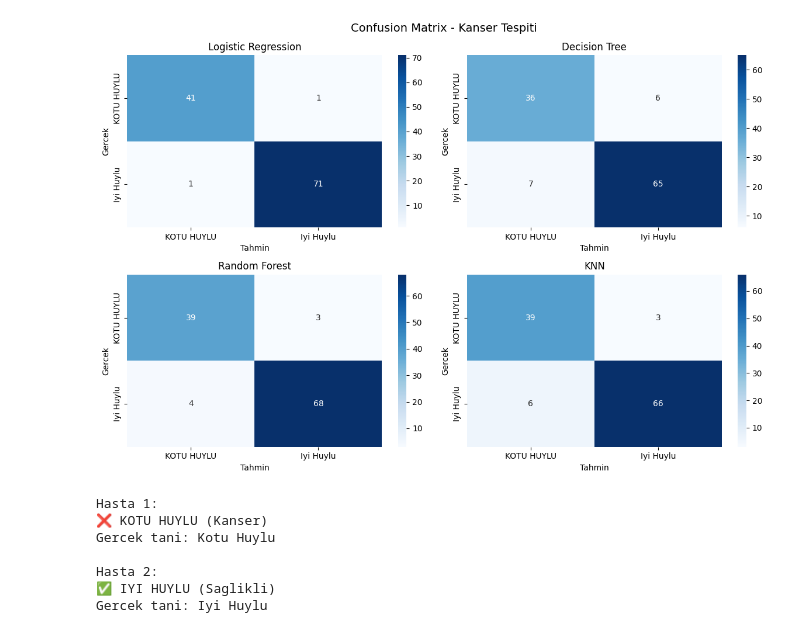
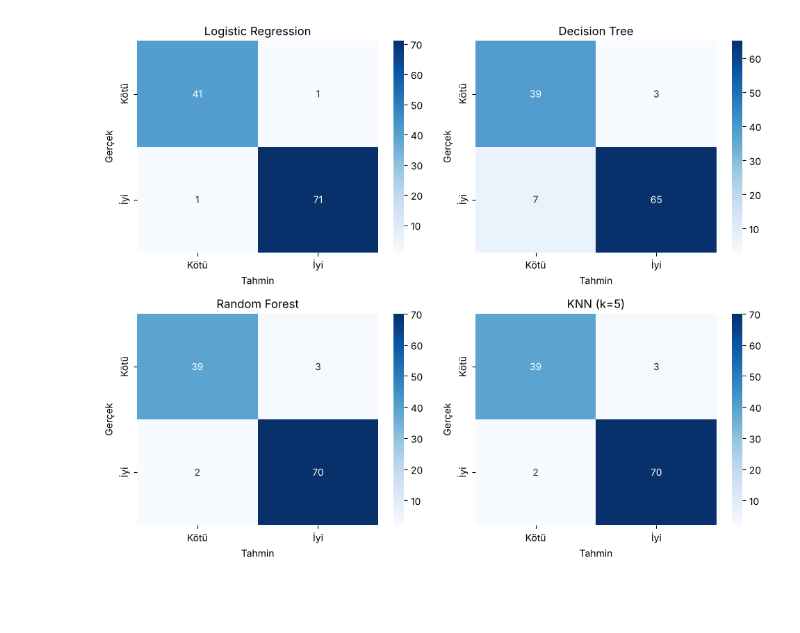
Before and after one commit to meteefgd/ml-kanser-hasta-tahmini, a Jupyter notebook: kanser_tahmini.ipynb, the cells around one changed output. Saved outputs shown, nothing was run; the diff lists cells and outputs as text; code cells hidden in the pictures; blank space fills up the shorter version.

```diff
--- a/kanser_tahmini.ipynb
+++ b/kanser_tahmini.ipynb
@@ -109,19 +51,7 @@ max          28.11         39.28    2501.00             0.16
 # %%
-# Veriyi hazirlama
-X = df.drop(['hedef', 'tanı'], axis=1)
+X = df.drop('hedef', axis=1)
 y = df['hedef']
-
-# Egitim ve test olarak bol
 X_train, X_test, y_train, y_test = train_test_split(
-    X, y, test_size=0.2, random_state=42, stratify=y
-)
-
-# Olceklendirme - ozellikleri bazıları buyuk,kucuk sayılar makıne agıra yonelır esıtledık
-scaler = StandardScaler()
-X_train_scaled = scaler.fit_transform(X_train)
-X_test_scaled = scaler.transform(X_test)
-
-print(f'Egitim seti: {len(X_train)} hasta')
-print(f'Test seti: {len(X_test)} hasta')
-print('Ölceklendirme tamamlandı.')
+    X, y, test_size=0.2, random_state=42, stratify=y)
+print(len(X_train), 'eğitim /', len(X_test), 'test')
 # %% [output]
@@ -198,46 +92,10 @@ Logistic Regression  0.982456   0.982456 0.982456  0.982456
 # %%
-fig, axes = plt.subplots(2, 2, figsize=(12, 8))
-axes = axes.flatten()
-
-for idx, result in enumerate(all_results):
-    cm = confusion_matrix(y_test, result['y_pred'])
-    sns.heatmap(cm, annot=True, fmt='d', cmap='Blues',
-                xticklabels=['KOTU HUYLU', 'Iyi Huylu'],
-                yticklabels=['KOTU HUYLU', 'Iyi Huylu'],
-                ax=axes[idx])
-    axes[idx].set_title(result['Model'])
-    axes[idx].set_xlabel('Tahmin')
-    axes[idx].set_ylabel('Gercek')
-
-plt.suptitle('Confusion Matrix - Kanser Tespiti', fontsize=14)
-plt.tight_layout()
-plt.show()
+fig, axes = plt.subplots(2, 2, figsize=(10, 8))
+for ax, (ad, pipe) in zip(axes.flatten(), egitilmis.items()):
+    cm = confusion_matrix(y_test, pipe.predict(X_test))
+    sns.heatmap(cm, annot=True, fmt='d', cmap='Blues', ax=ax,
+                xticklabels=['Kötü', 'İyi'], yticklabels=['Kötü', 'İyi'])
+    ax.set_title(ad); ax.set_xlabel('Tahmin'); ax.set_ylabel('Gerçek')
+plt.tight_layout(); plt.show()
 # %% [output]
-[figure, old version]
+[figure, new version]
-# %%
-def tahmin_et(oznitelikler):
-    olcekli = scaler.transform([oznitelikler])
-    sonuc = trained_models['Logistic Regression'][0].predict(olcekli)[0]
-    if sonuc == 1:
-        print('✅ IYI HUYLU (Saglikli)')
-    else:
-        print('❌ KOTU HUYLU (Kanser)')
-
-hasta1 = X_test.iloc[0].values
-hasta2 = X_test.iloc[1].values
-
-print('Hasta 1:')
-tahmin_et(hasta1)
-print(f'Gercek tani: {"Iyi Huylu" if y_test.iloc[0] == 1 else "Kotu Huylu"}')
-
-print('\nHasta 2:')
-tahmin_et(hasta2)
-print(f'Gercek tani: {"Iyi Huylu" if y_test.iloc[1] == 1 else "Kotu Huylu"}')
-# %% [output]
-Hasta 1:
-❌ KOTU HUYLU (Kanser)
-Gercek tani: Kotu Huylu
-
-Hasta 2:
-✅ IYI HUYLU (Saglikli)
-Gercek tani: Iyi Huylu
```
Also changed, not shown: parts of 12 cells of this notebook.
